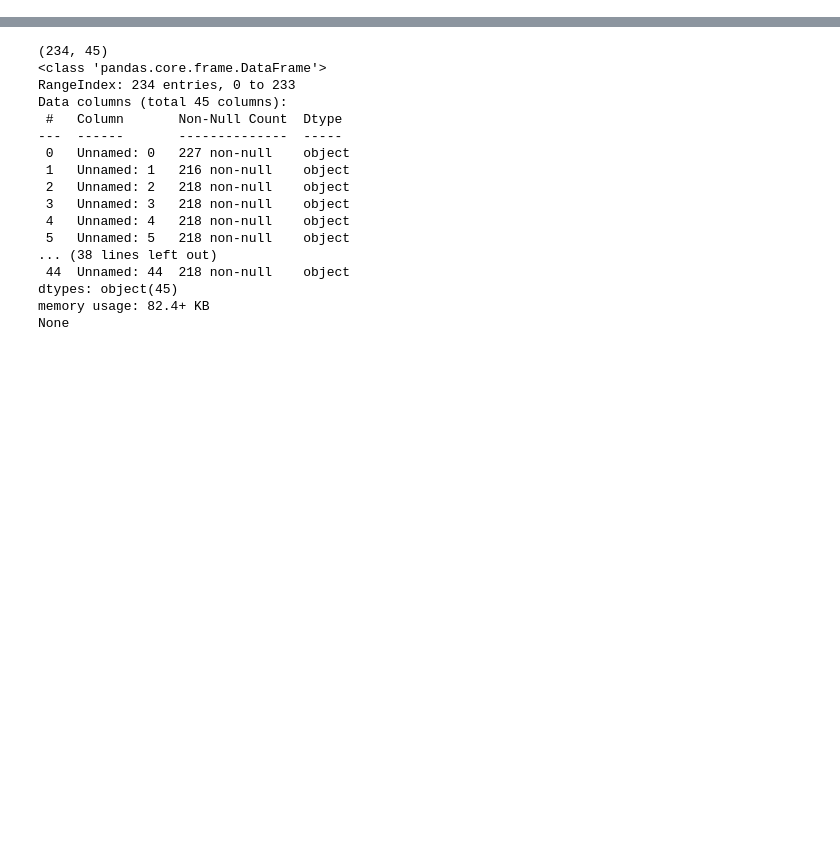
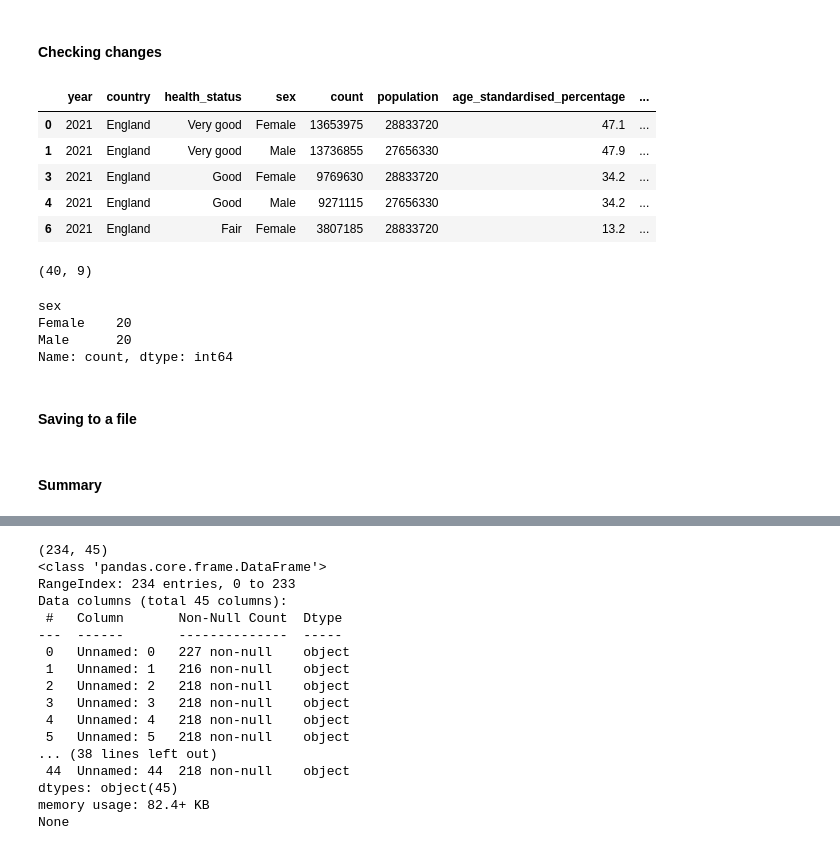
Before and after one commit to maymay238xx/Data-Science-Research-Project---Cisgender-and-Healthcare, a Jupyter notebook: notebooks/01-cleaning-reprocessing-notebook.ipynb, the cells around one changed output, grey strips where cells are left out. Cells and saved outputs as stored; diff of their text form; code cells hidden in the pictures; blank space fills up the shorter version.

```diff
--- a/notebooks/01-cleaning-reprocessing-notebook.ipynb
+++ b/notebooks/01-cleaning-reprocessing-notebook.ipynb
@@ -21,0 +122,41 @@ import numpy as np
+# %%
+census_health_sex = census_health_sex.drop(columns=["notes", "area_code"])
+# %%
+num_cols = [
+    "count",
+    "population",
+    "age_standardised_percentage",
+    "lower_95pct_confidence_interval",
+    "upper_95pct_confidence_interval"
+]
+
+for col in num_cols:
+    census_health_sex[col] = pd.to_numeric(census_health_sex[col], errors="coerce")
+# %%
+# Rows for “Persons” were excluded as they represent combined male and female totals rather than a distinct group.
+
+census_health_sex = census_health_sex[census_health_sex["sex"].isin(["Male", "Female"])]
+# %% [markdown]
+#### Checking changes
+# %%
+census_health_sex.head()
+# %% [output]
+|  | year | country | health_status | sex | count | population | age_standardised_percentage | ... |
+| 0 | 2021 | England | Very good | Female | 13653975 | 28833720 | 47.1 | ... |
+| 1 | 2021 | England | Very good | Male | 13736855 | 27656330 | 47.9 | ... |
+| 3 | 2021 | England | Good | Female | 9769630 | 28833720 | 34.2 | ... |
+| 4 | 2021 | England | Good | Male | 9271115 | 27656330 | 34.2 | ... |
+| 6 | 2021 | England | Fair | Female | 3807185 | 28833720 | 13.2 | ... |
+# %%
+census_health_sex.shape
+# %% [output]
+(40, 9)
+# %%
+census_health_sex["sex"].value_counts()
+# %% [output]
+sex
+Female    20
+Male      20
+Name: count, dtype: int64
+# %% [markdown]
+#### Saving to a file
@@ -21,0 +167,2 @@ import numpy as np
+# %% [markdown]
+#### Summary
```
Also changed, not shown: parts of 28 cells of this notebook, 1 other file.
